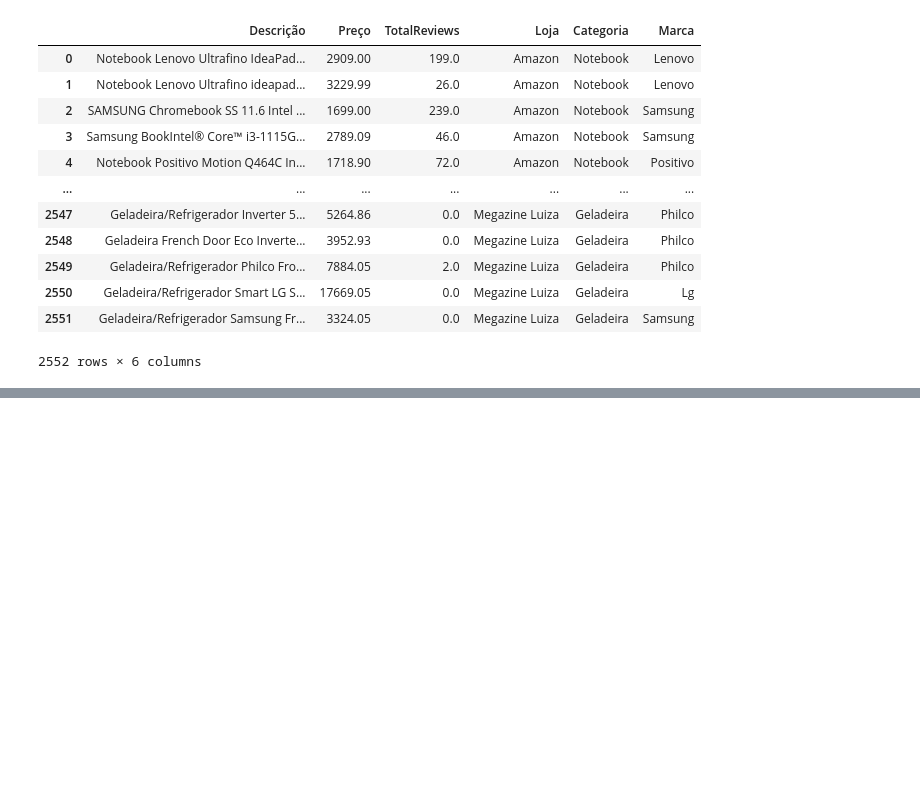
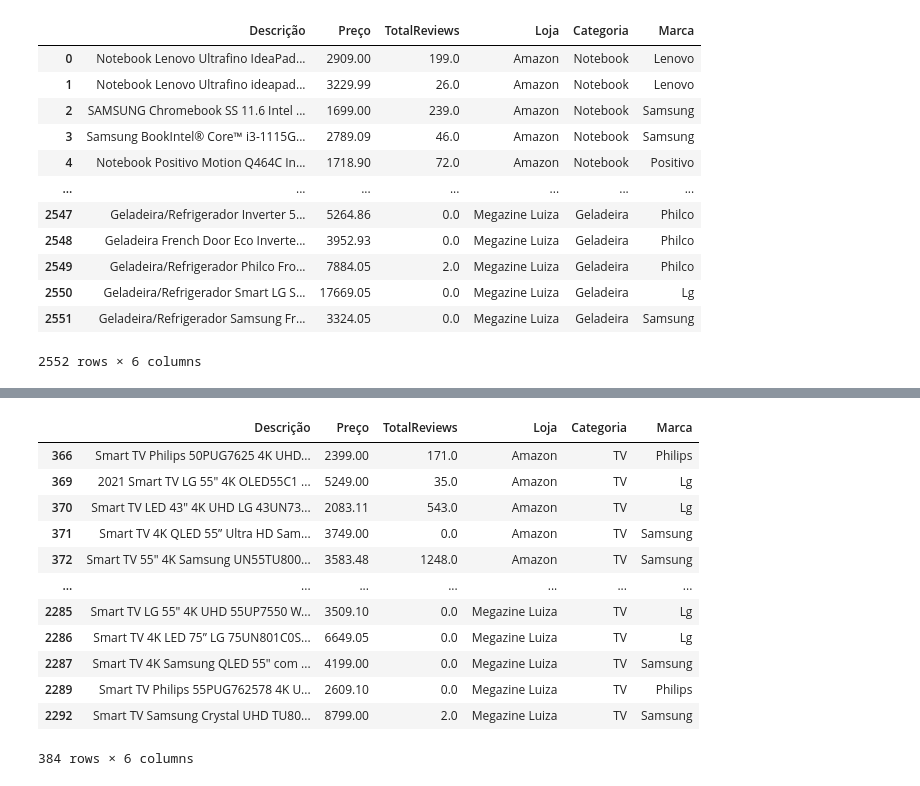
Before and after one commit to vitordutra/desafio-3-trilhas-webscraping, a Jupyter notebook: analise_geral.ipynb, the cells around one changed output, grey strips where cells are left out. Saved outputs shown, nothing was run; the diff lists cells and outputs as text; code cells hidden in the pictures; blank space fills up the shorter version.

```diff
--- a/analise_geral.ipynb
+++ b/analise_geral.ipynb
@@ -196,0 +355,2 @@ dados_gerais
+# %%
+dados_gerais_tv = dados_gerais_marcas[dados_gerais_marcas["Categoria"] == "TV"]
@@ -196,0 +371,16 @@ dados_gerais
+# %%
+dados_gerais_tv[dados_gerais_tv["Descrição"].str.contains("4K")]
+# %% [output]
+|  | Descrição | Preço | TotalReviews | Loja | Categoria | Marca |
+| 366 | Smart TV Philips 50PUG7625 4K UHD... | 2399.00 | 171.0 | Amazon | TV | Philips |
+| 369 | 2021 Smart TV LG 55" 4K OLED55C1 ... | 5249.00 | 35.0 | Amazon | TV | Lg |
+| 370 | Smart TV LED 43" 4K UHD LG 43UN73... | 2083.11 | 543.0 | Amazon | TV | Lg |
+| 371 | Smart TV 4K QLED 55” Ultra HD Sam... | 3749.00 | 0.0 | Amazon | TV | Samsung |
+| 372 | Smart TV 55" 4K Samsung UN55TU800... | 3583.48 | 1248.0 | Amazon | TV | Samsung |
+| ... | ... | ... | ... | ... | ... | ... |
+| 2285 | Smart TV LG 55" 4K UHD 55UP7550 W... | 3509.10 | 0.0 | Megazine Luiza | TV | Lg |
+| 2286 | Smart TV 4K LED 75” LG 75UN801C0S... | 6649.05 | 0.0 | Megazine Luiza | TV | Lg |
+| 2287 | Smart TV 4K Samsung QLED 55" com ... | 4199.00 | 0.0 | Megazine Luiza | TV | Samsung |
+| 2289 | Smart TV Philips 55PUG762578 4K U... | 2609.10 | 0.0 | Megazine Luiza | TV | Philips |
+| 2292 | Smart TV Samsung Crystal UHD TU80... | 8799.00 | 2.0 | Megazine Luiza | TV | Samsung |
+384 rows × 6 columns
```
Also changed, not shown: parts of 25 cells of this notebook, 1 other file.
